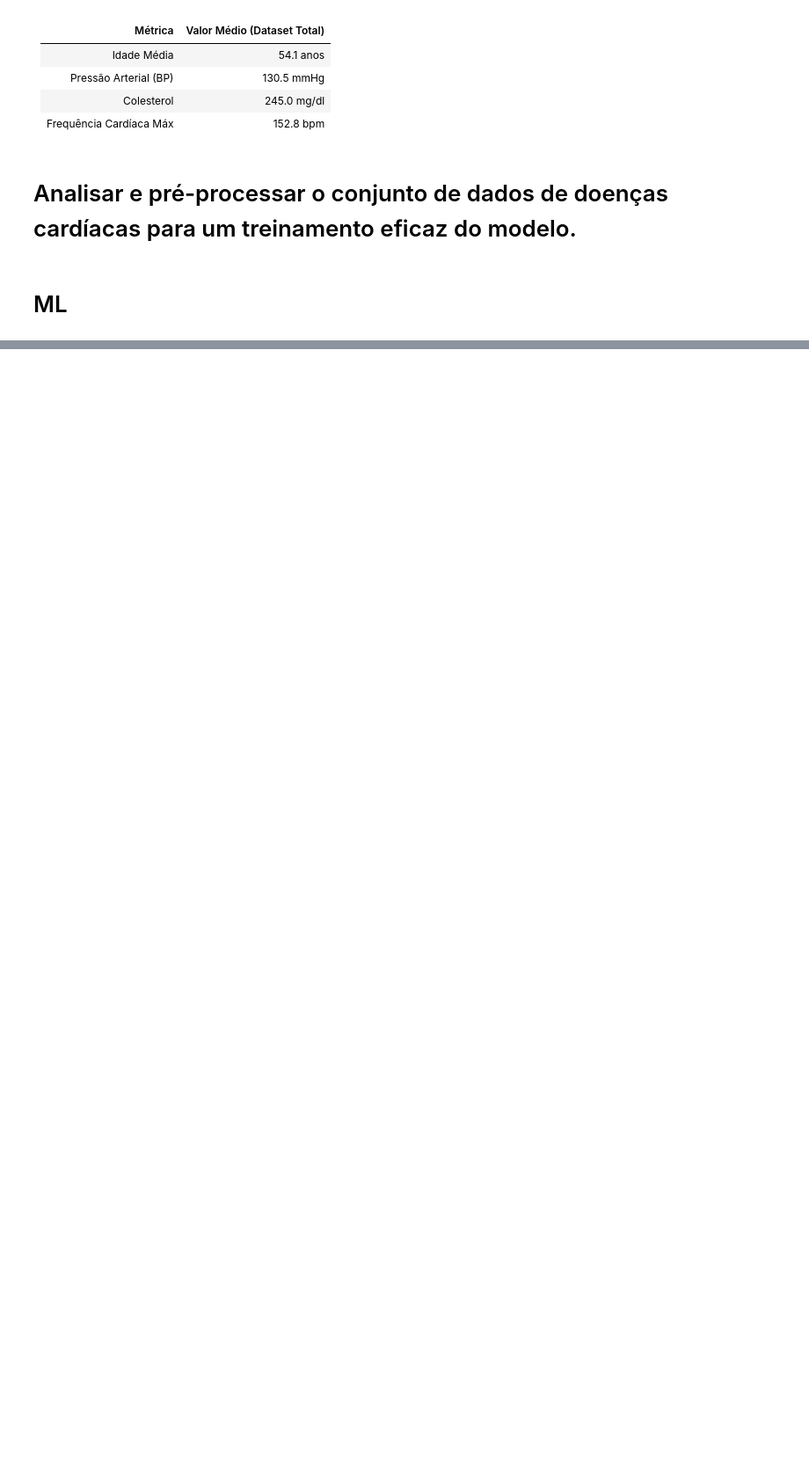
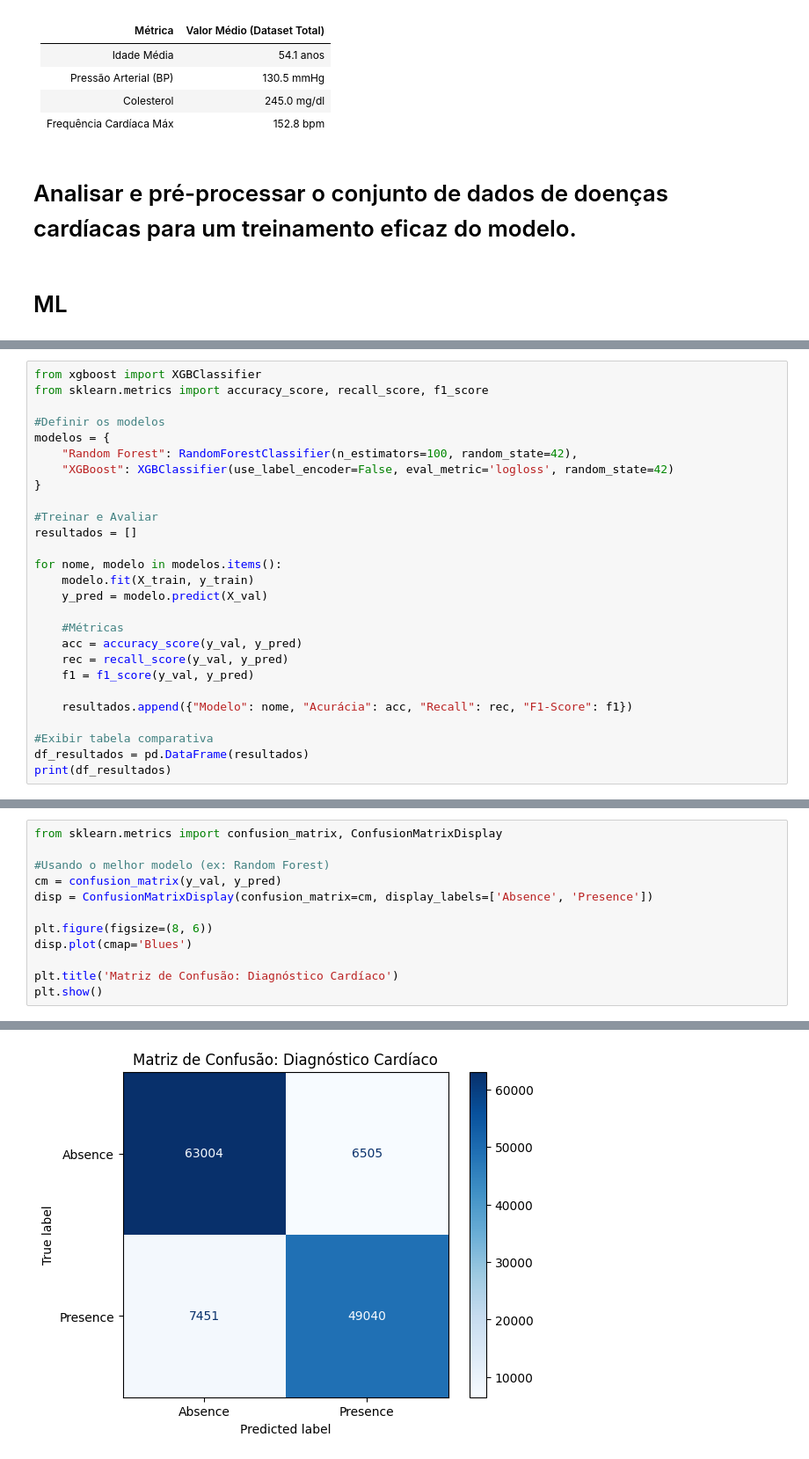
Before and after one commit to NathaliaSorg/Projeto-TripleTen, a Jupyter notebook: Doença Cardíaca/PDC.ipynb, the cells around one changed output, grey strips where cells are left out. Shown at 88% size. Cells and saved outputs as stored; diff of their text form; blank space fills up the shorter version.

```diff
--- a/Doença Cardíaca/PDC.ipynb
+++ b/Doença Cardíaca/PDC.ipynb
@@ -161,0 +209,27 @@ ValueError: could not convert string to float: 'Train'
+# %%
+from xgboost import XGBClassifier
+from sklearn.metrics import accuracy_score, recall_score, f1_score
+
+#Definir os modelos
+modelos = {
+    "Random Forest": RandomForestClassifier(n_estimators=100, random_state=42),
+    "XGBoost": XGBClassifier(use_label_encoder=False, eval_metric='logloss', random_state=42)
+}
+
+#Treinar e Avaliar
+resultados = []
+
+for nome, modelo in modelos.items():
+    modelo.fit(X_train, y_train)
+    y_pred = modelo.predict(X_val)
+
+    #Métricas
+    acc = accuracy_score(y_val, y_pred)
+    rec = recall_score(y_val, y_pred)
+    f1 = f1_score(y_val, y_pred)
+
+    resultados.append({"Modelo": nome, "Acurácia": acc, "Recall": rec, "F1-Score": f1})
+
+#Exibir tabela comparativa
+df_resultados = pd.DataFrame(resultados)
+print(df_resultados)
@@ -161,0 +243,13 @@ ValueError: could not convert string to float: 'Train'
+# %%
+from sklearn.metrics import confusion_matrix, ConfusionMatrixDisplay
+
+#Usando o melhor modelo (ex: Random Forest)
+cm = confusion_matrix(y_val, y_pred)
+disp = ConfusionMatrixDisplay(confusion_matrix=cm, display_labels=['Absence', 'Presence'])
+
+plt.figure(figsize=(8, 6))
+disp.plot(cmap='Blues')
+
+plt.title('Matriz de Confusão: Diagnóstico Cardíaco')
+plt.show()
+# %% [output]
@@ -161,0 +257 @@ ValueError: could not convert string to float: 'Train'
+[figure, added]
```
Also changed, not shown: parts of 22 cells of this notebook.
